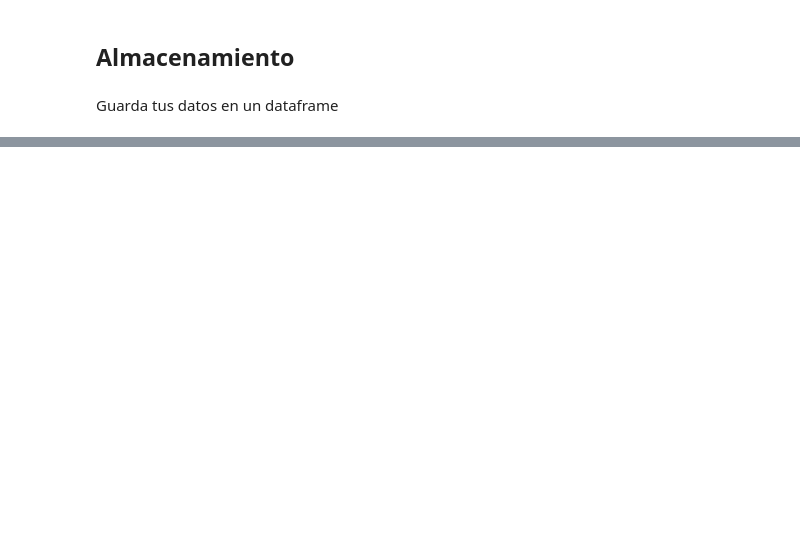
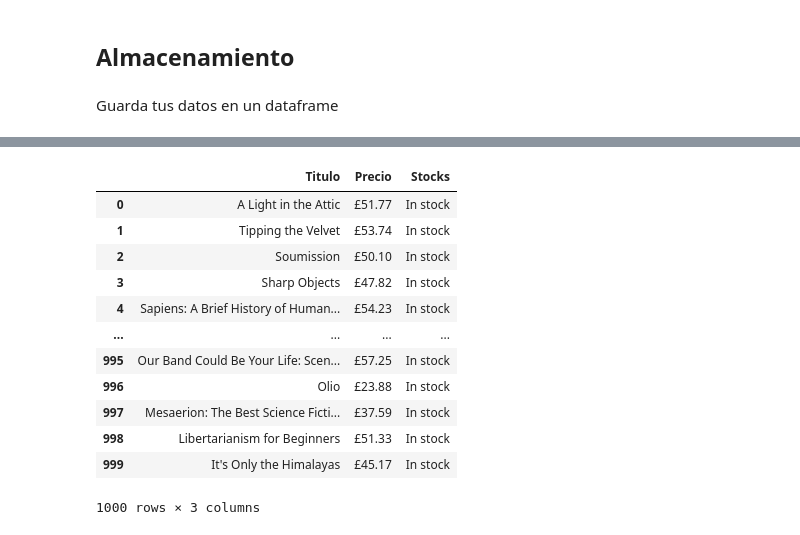
Before and after one commit to abrahajam/BIG-DATA-E-IA, a Jupyter notebook: Python Jupyter/9.1.-_Web_Scraping.ipynb, the cells around one changed output, grey strips where cells are left out. Saved outputs shown, nothing was run; the diff lists cells and outputs as text; code cells hidden in the pictures; blank space fills up the shorter version.

```diff
--- a/Python Jupyter/9.1.-_Web_Scraping.ipynb
+++ b/Python Jupyter/9.1.-_Web_Scraping.ipynb
@@ -211,0 +413,16 @@ Exporta tu Dataframe a un archivo CSV y abrelo en Excel
+# %%
+libros_df
+# %% [output]
+|  | Titulo | Precio | Stocks |
+| 0 | A Light in the Attic | £51.77 | In stock |
+| 1 | Tipping the Velvet | £53.74 | In stock |
+| 2 | Soumission | £50.10 | In stock |
+| 3 | Sharp Objects | £47.82 | In stock |
+| 4 | Sapiens: A Brief History of Human... | £54.23 | In stock |
+| ... | ... | ... | ... |
+| 995 | Our Band Could Be Your Life: Scen... | £57.25 | In stock |
+| 996 | Olio | £23.88 | In stock |
+| 997 | Mesaerion: The Best Science Ficti... | £37.59 | In stock |
+| 998 | Libertarianism for Beginners | £51.33 | In stock |
+| 999 | It's Only the Himalayas | £45.17 | In stock |
+1000 rows × 3 columns
```
Also changed, not shown: parts of 23 cells of this notebook, 2 other files.
